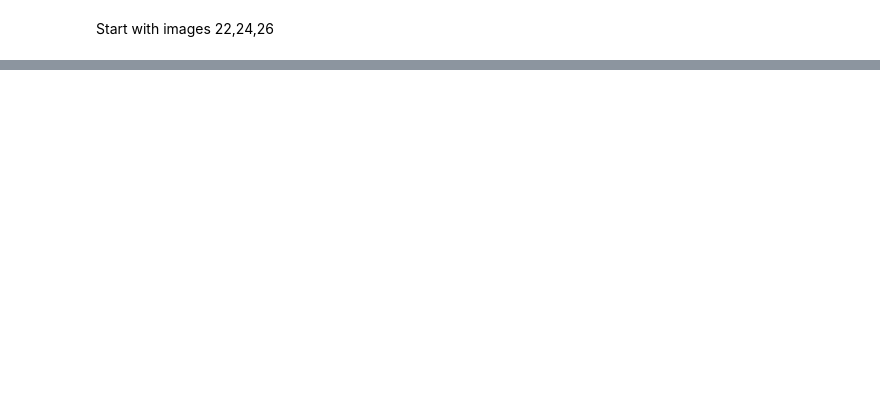
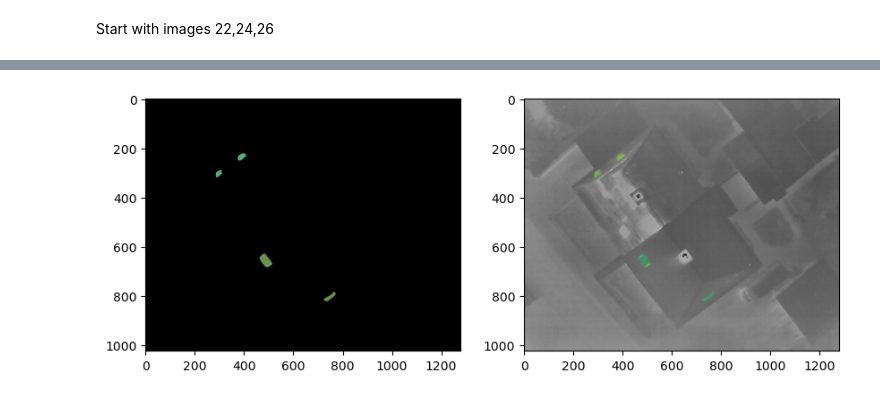
Before and after one commit to klausreus/image_processing, a Jupyter notebook: image_processing_old/04_evalutaion.ipynb, the cells around one changed output, grey strips where cells are left out. Drawn from its saved outputs; the diff is of its cells as text; code cells hidden in the pictures; blank space fills up the shorter version.

```diff
--- a/image_processing_old/04_evalutaion.ipynb
+++ b/image_processing_old/04_evalutaion.ipynb
@@ -411,0 +96,11 @@ plt.show()
+# %%
+# meta data image
+image = data['images'][0]
+
+# image annotation data
+image_anns = [ann for ann in data['annotations'] if ann['image_id'] == image['id']]
+
+# Print out category_id & category name
+for ann in image_anns:
+    print('Annotation:', ann['id'], '; Category:',ann['category_id'], data['categories'][ann['category_id']-1]['name'])
+    # print(data['categories'][ann['category_id']-1]['name'])
@@ -411,0 +115,30 @@ plt.show()
+# %%
+# Get ID of desired category
+cat_name: str = 'window'
+cat_id = [cat['id'] for cat in data['categories'] if cat['name'] == cat_name][0] # This loop is reaccurent and thus quite ineffective.
+
+# Query for annotations of desired category
+image_windows = [ann for ann in image_anns if ann['category_id'] == cat_id] # This loop is reaccurent and thus quite ineffective.
+# %%
+# Create merged mask and put it in format values={0,255} (opencv needs this to work properly)
+mask = np.zeros((image['height'], image['width']), dtype=np.uint8)
+for ann in image_windows:
+    mask = cv.add(mask, coco.annToMask(ann))
+
+retval, mask = cv.threshold(mask, 0, 255, cv.THRESH_BINARY)
+# %%
+# Apply Mask to image
+thermal = cv.imread(f'/data/auswertung/dorfstr_6/{image['file_name']}')
+thermal = cv.bitwise_and(thermal, thermal, mask=mask)
+
+# Create Gray Background from inverted mask
+thermal_back = cv.imread(f'/data/auswertung/dorfstr_6/{image['file_name']}', cv.IMREAD_GRAYSCALE)
+thermal_back = cv.bitwise_and(thermal_back, thermal_back, mask=mask_inv)
+thermal_back = cv.cvtColor(thermal_back, cv.COLOR_GRAY2BGR)
+
+# Plot Result
+plt.figure(figsize=[10, 5])
+plt.subplot(121);plt.imshow(thermal);
+plt.subplot(122);plt.imshow(cv.add(thermal, thermal_back)[:,:,::-1]);
+# %% [output]
+[figure, added]
```
Also changed, not shown: parts of 49 cells of this notebook, 19 other files.
